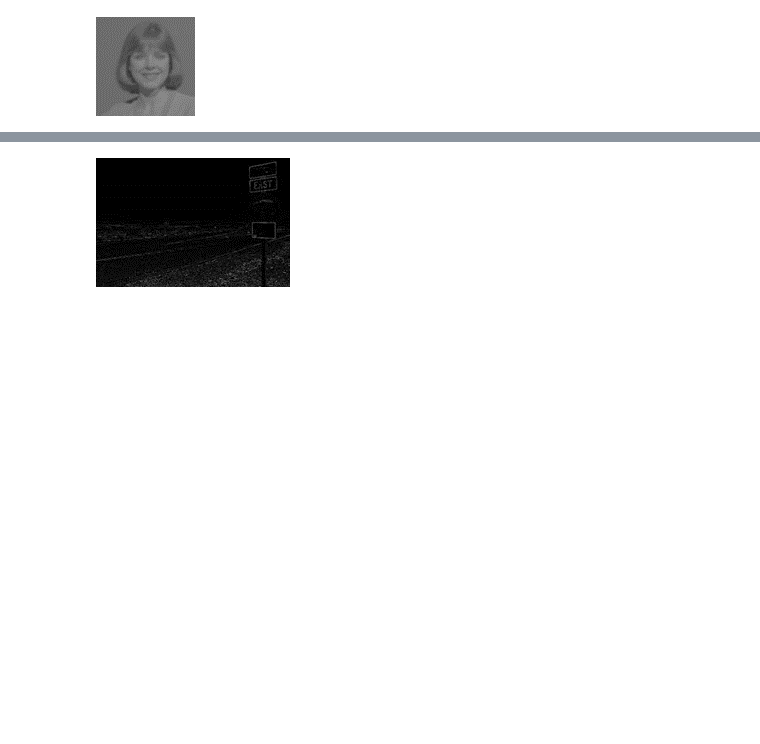
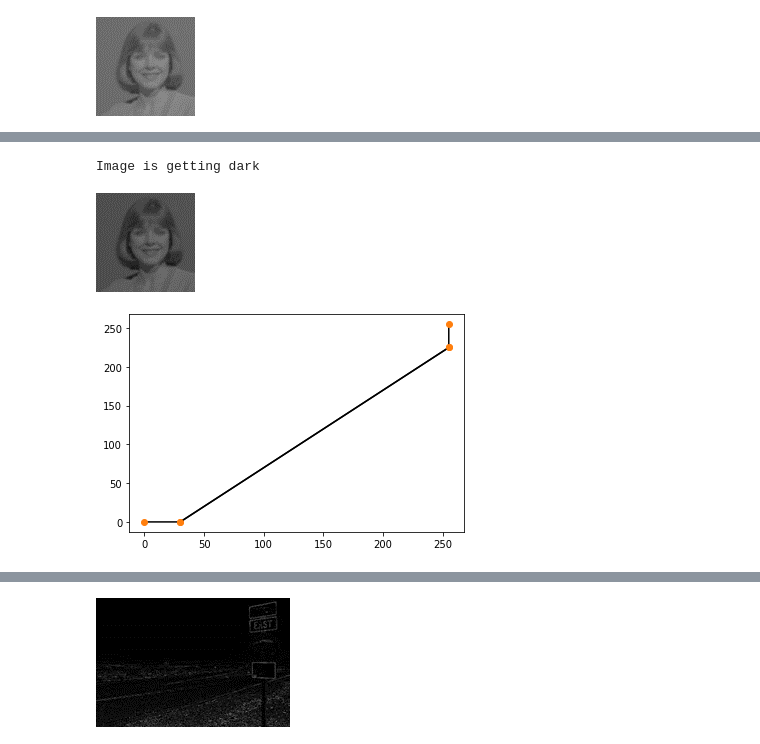
Before and after one commit to RishabhSpark/Computer-Vision, a Jupyter notebook: Contrast stretching different techniques/file.ipynb, the cells around one changed output, grey strips where cells are left out. Cells and saved outputs as stored; diff of their text form; code cells hidden in the pictures; blank space fills up the shorter version.

```diff
--- a/Contrast stretching different techniques/file.ipynb
+++ b/Contrast stretching different techniques/file.ipynb
@@ -30 +51,10 @@ pixelVal_vec = np.vectorize(single_leg_contrast_stretching)
+# %%
+img1_1_contrast = pixelVal_vec(img1_1, 30, 0, 255, 225)
+print("Image is getting dark")
+plot(30, 0, 255, 225)
+cv2_imshow(img1_1_contrast)
+# %% [output]
+Image is getting dark
+[figure, added]
+[figure, added]
 # %%
```
Also changed, not shown: parts of 26 cells of this notebook.
